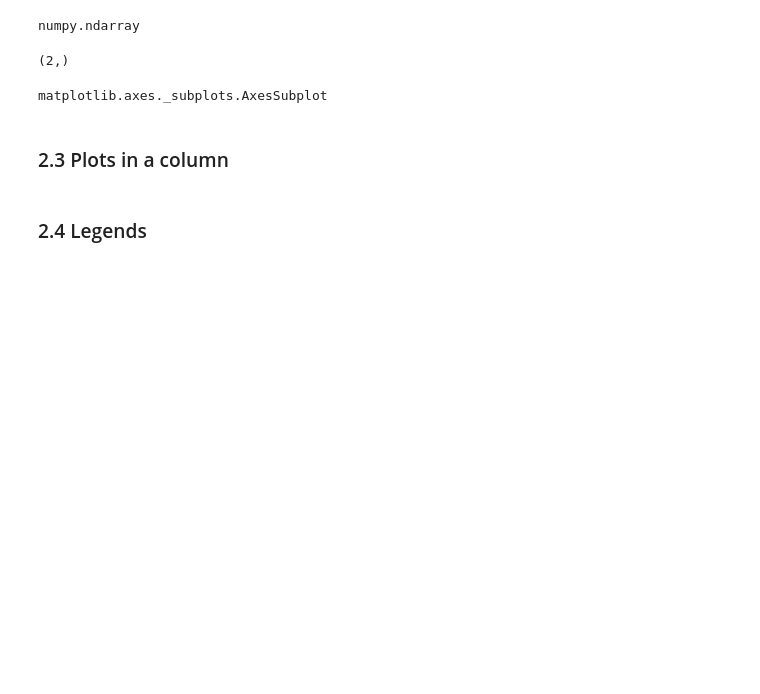
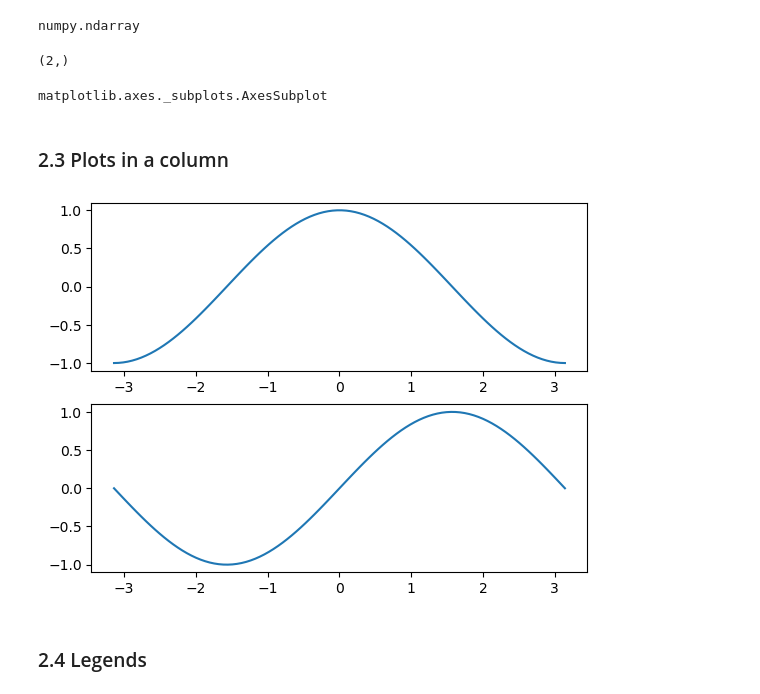
Before and after one commit to SPS-SP2273/learning-portfolio-keriperip, a Jupyter notebook: plotting/plotting_(good).ipynb, the cells around one changed output. Saved outputs shown, nothing was run; the diff lists cells and outputs as text; code cells hidden in the pictures; blank space fills up the shorter version.

```diff
--- a/plotting/plotting_(good).ipynb
+++ b/plotting/plotting_(good).ipynb
@@ -102,12 +113,17 @@ matplotlib.axes._subplots.AxesSubplot
 # %% [markdown]
 ### 2.3 Plots in a column
 # %%
+import numpy as np
+from matplotlib import pyplot as plt
+
+fig, ax = plt.subplots(ncols=1, nrows=2)
+
 ax[0].plot(x, cos_x, label='cos x')
 ax[1].plot(x, sin_x, label='sin x')
 
 plt.show()
-#wait actually do i need to pltshow
-#is there anything to show
+# %% [output]
+[figure, added]
 # %% [markdown]
 ### 2.4 Legends
 # %%
```
Also changed, not shown: parts of 8 cells of this notebook, 7 other files.
